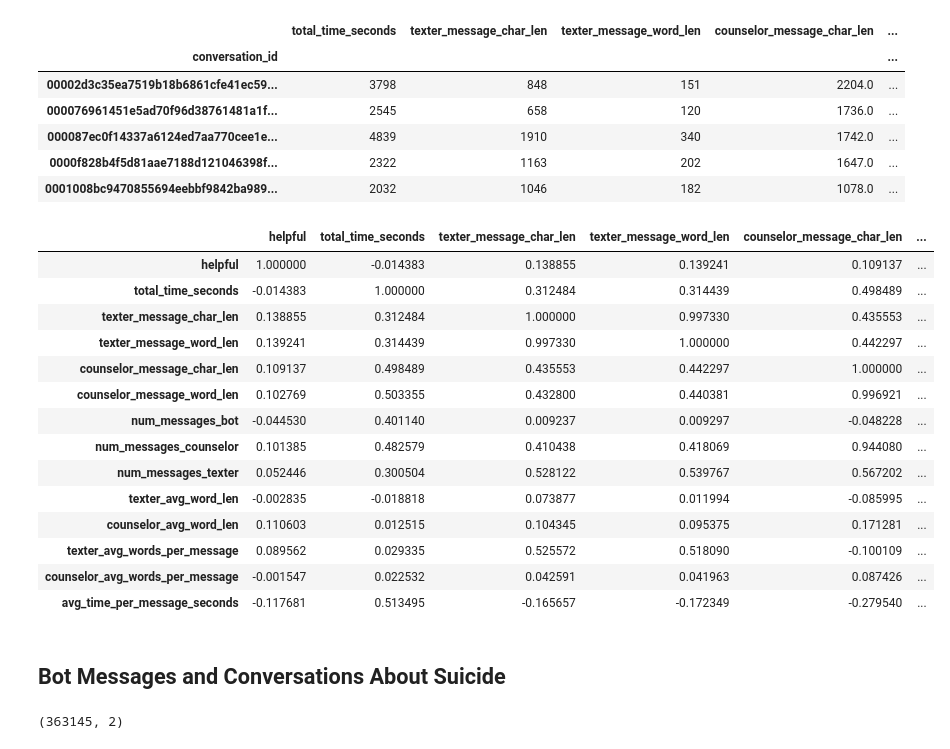
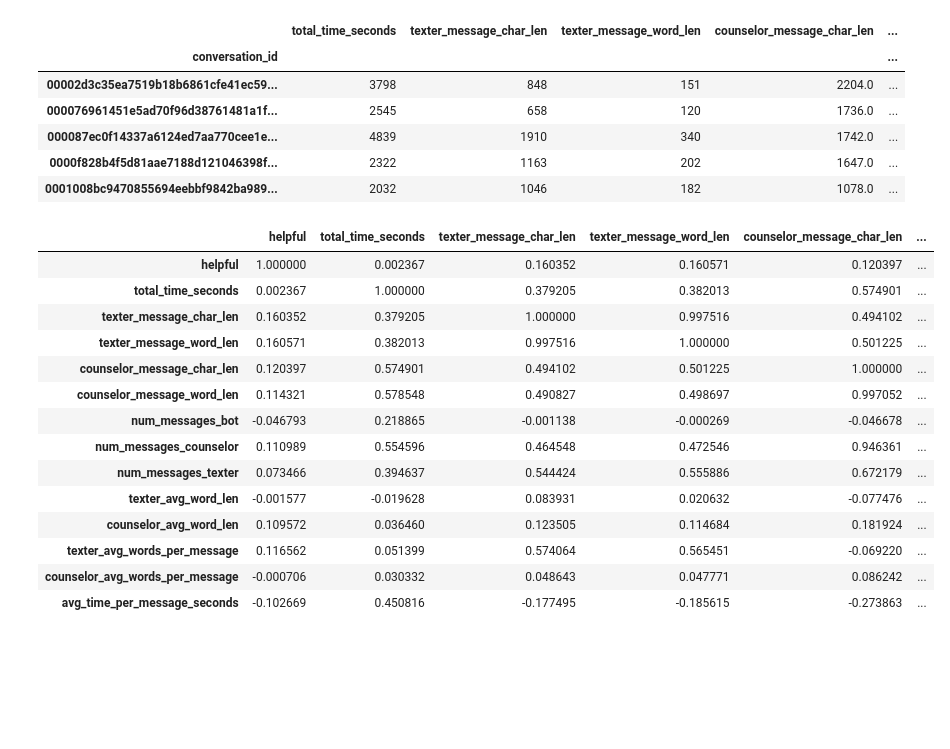
Before and after one commit to kiatann/DeepExplanation, a Jupyter notebook: metadata.ipynb, the cells around one changed output. Saved outputs shown, nothing was run; the diff lists cells and outputs as text; code cells hidden in the pictures; blank space fills up the shorter version.

```diff
--- a/metadata.ipynb
+++ b/metadata.ipynb
@@ -636,22 +669,20 @@ helpful_length = pd.concat([helpful.dropna(), basic_features],
                            axis=1,
                            join='inner')
 # %%
-helpful_length.corr()
+helpful_length.corr(method='spearman')
 # %% [output]
 |  | helpful | total_time_seconds | texter_message_char_len | texter_message_word_len | counselor_message_char_len | ... |
-| helpful | 1.000000 | -0.014383 | 0.138855 | 0.139241 | 0.109137 | ... |
-| total_time_seconds | -0.014383 | 1.000000 | 0.312484 | 0.314439 | 0.498489 | ... |
-| texter_message_char_len | 0.138855 | 0.312484 | 1.000000 | 0.997330 | 0.435553 | ... |
-| texter_message_word_len | 0.139241 | 0.314439 | 0.997330 | 1.000000 | 0.442297 | ... |
-| counselor_message_char_len | 0.109137 | 0.498489 | 0.435553 | 0.442297 | 1.000000 | ... |
-| counselor_message_word_len | 0.102769 | 0.503355 | 0.432800 | 0.440381 | 0.996921 | ... |
-| num_messages_bot | -0.044530 | 0.401140 | 0.009237 | 0.009297 | -0.048228 | ... |
-| num_messages_counselor | 0.101385 | 0.482579 | 0.410438 | 0.418069 | 0.944080 | ... |
-| num_messages_texter | 0.052446 | 0.300504 | 0.528122 | 0.539767 | 0.567202 | ... |
-| texter_avg_word_len | -0.002835 | -0.018818 | 0.073877 | 0.011994 | -0.085995 | ... |
-| counselor_avg_word_len | 0.110603 | 0.012515 | 0.104345 | 0.095375 | 0.171281 | ... |
-| texter_avg_words_per_message | 0.089562 | 0.029335 | 0.525572 | 0.518090 | -0.100109 | ... |
-| counselor_avg_words_per_message | -0.001547 | 0.022532 | 0.042591 | 0.041963 | 0.087426 | ... |
-| avg_time_per_message_seconds | -0.117681 | 0.513495 | -0.165657 | -0.172349 | -0.279540 | ... |
+| helpful | 1.000000 | 0.002367 | 0.160352 | 0.160571 | 0.120397 | ... |
+| total_time_seconds | 0.002367 | 1.000000 | 0.379205 | 0.382013 | 0.574901 | ... |
+| texter_message_char_len | 0.160352 | 0.379205 | 1.000000 | 0.997516 | 0.494102 | ... |
+| texter_message_word_len | 0.160571 | 0.382013 | 0.997516 | 1.000000 | 0.501225 | ... |
+| counselor_message_char_len | 0.120397 | 0.574901 | 0.494102 | 0.501225 | 1.000000 | ... |
+| counselor_message_word_len | 0.114321 | 0.578548 | 0.490827 | 0.498697 | 0.997052 | ... |
+| num_messages_bot | -0.046793 | 0.218865 | -0.001138 | -0.000269 | -0.046678 | ... |
+| num_messages_counselor | 0.110989 | 0.554596 | 0.464548 | 0.472546 | 0.946361 | ... |
+| num_messages_texter | 0.073466 | 0.394637 | 0.544424 | 0.555886 | 0.672179 | ... |
+| texter_avg_word_len | -0.001577 | -0.019628 | 0.083931 | 0.020632 | -0.077476 | ... |
+| counselor_avg_word_len | 0.109572 | 0.036460 | 0.123505 | 0.114684 | 0.181924 | ... |
+| texter_avg_words_per_message | 0.116562 | 0.051399 | 0.574064 | 0.565451 | -0.069220 | ... |
+| counselor_avg_words_per_message | -0.000706 | 0.030332 | 0.048643 | 0.047771 | 0.086242 | ... |
+| avg_time_per_message_seconds | -0.102669 | 0.450816 | -0.177495 | -0.185615 | -0.273863 | ... |
-# %% [markdown]
-## Bot Messages and Conversations About Suicide
@@ -673,5 +688,0 @@ l_df.loc[l_df.interaction.isna(), 'interaction'] = 0
-# %%
-l_df = l_df.dropna()
-l_df.shape
-# %% [output]
-(363145, 2)
```
Also changed, not shown: parts of 26 cells of this notebook.
